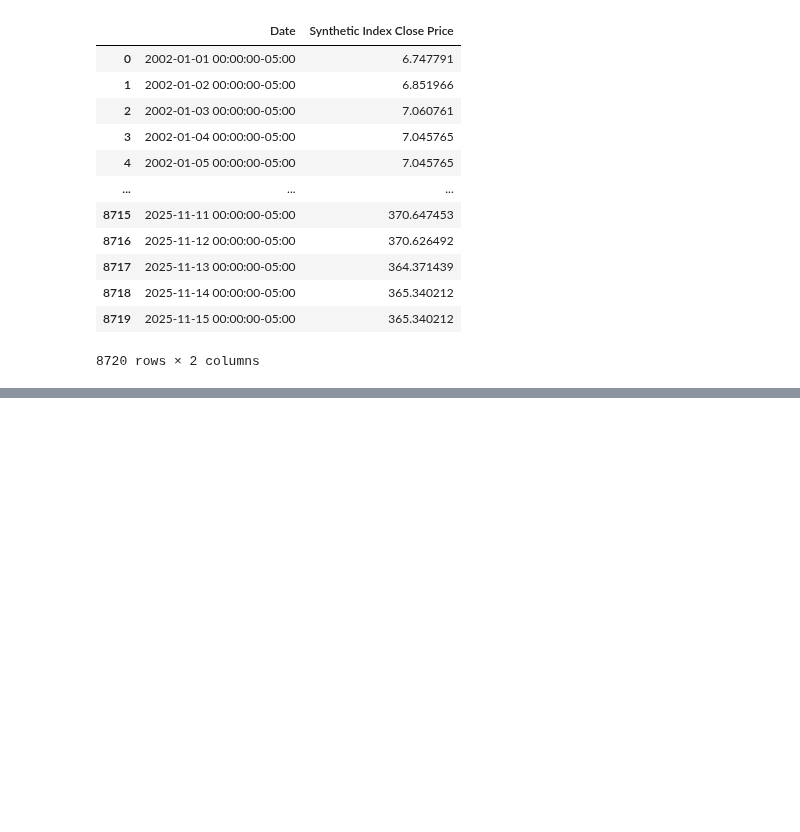
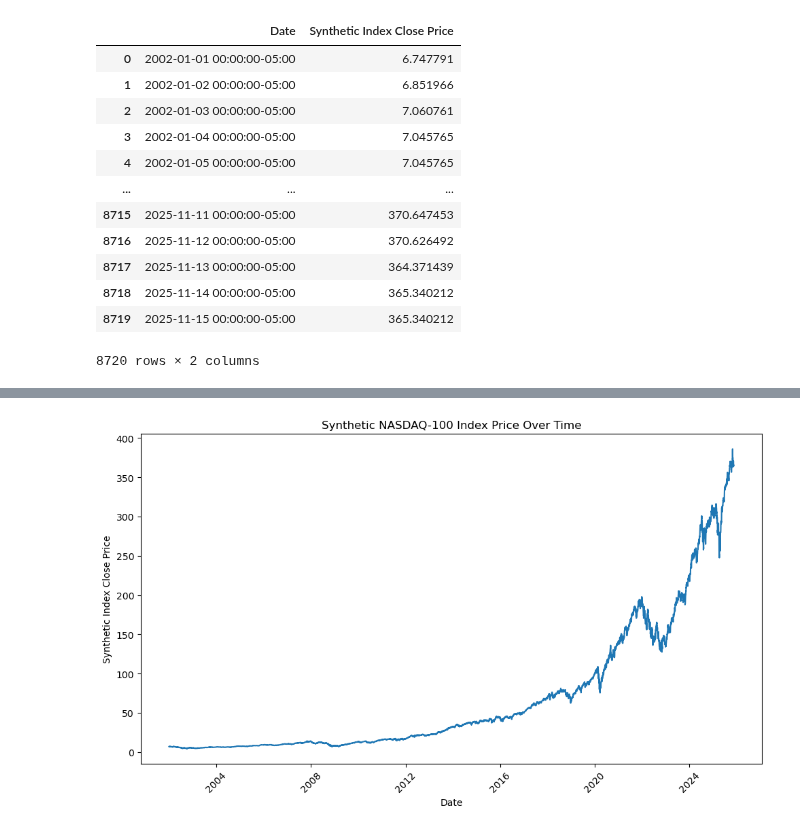
Before and after one commit to EliaLand/Martingale_FVM_AssetPricing, a Jupyter notebook: data_extraction/main.ipynb, the cells around one changed output, grey strips where cells are left out. Drawn from its saved outputs; the diff is of its cells as text; code cells hidden in the pictures; blank space fills up the shorter version.

```diff
--- a/data_extraction/main.ipynb
+++ b/data_extraction/main.ipynb
@@ -401,0 +438,21 @@ synthetic_div_df
+# %%
+# Synthetic NASDAQ-100 index dividends (monthly, USD, 2002-01-01, 2025-11-15)
+df = synthetic_div_df.copy()
+
+# Aggregation (dimension from daily to weekly)
+# (!!!) Again different cuz we need the calendar month and not every 30 days
+# (!!!) Watch out! we need to consider the sum of each dividend payout within the considered week
+df["Date"] = pd.to_datetime(df["Date"])
+df = df.sort_values("Date")
+
+df = (
+    df.groupby(pd.Grouper(key="Date", freq="M"))
+      .agg({
+          "Date": "first",
+          **{col: "sum" for col in df.select_dtypes("number").columns}
+      })
+      .reset_index(drop=True)
+)
+# Uploading in aggregate_df
+df.to_csv("raw_df/synthetic_div_monthly_df.csv", index=False)
+df
@@ -497,0 +619,17 @@ synthetic_price_df
+# %%
+import pandas as pd
+import matplotlib.pyplot as plt
+
+df = synthetic_price_df.copy()
+
+plt.figure(figsize=(10,6))
+plt.plot(df["Date"], df["Synthetic Index Close Price"])
+plt.xlabel("Date")
+plt.ylabel("Synthetic Index Close Price")
+plt.title("Synthetic NASDAQ-100 Index Price Over Time")
+plt.xticks(rotation=45)
+plt.tight_layout()
+
+plt.show()
+# %% [output]
+[figure, added]
```
Also changed, not shown: parts of 6 cells of this notebook, 4 other files.
